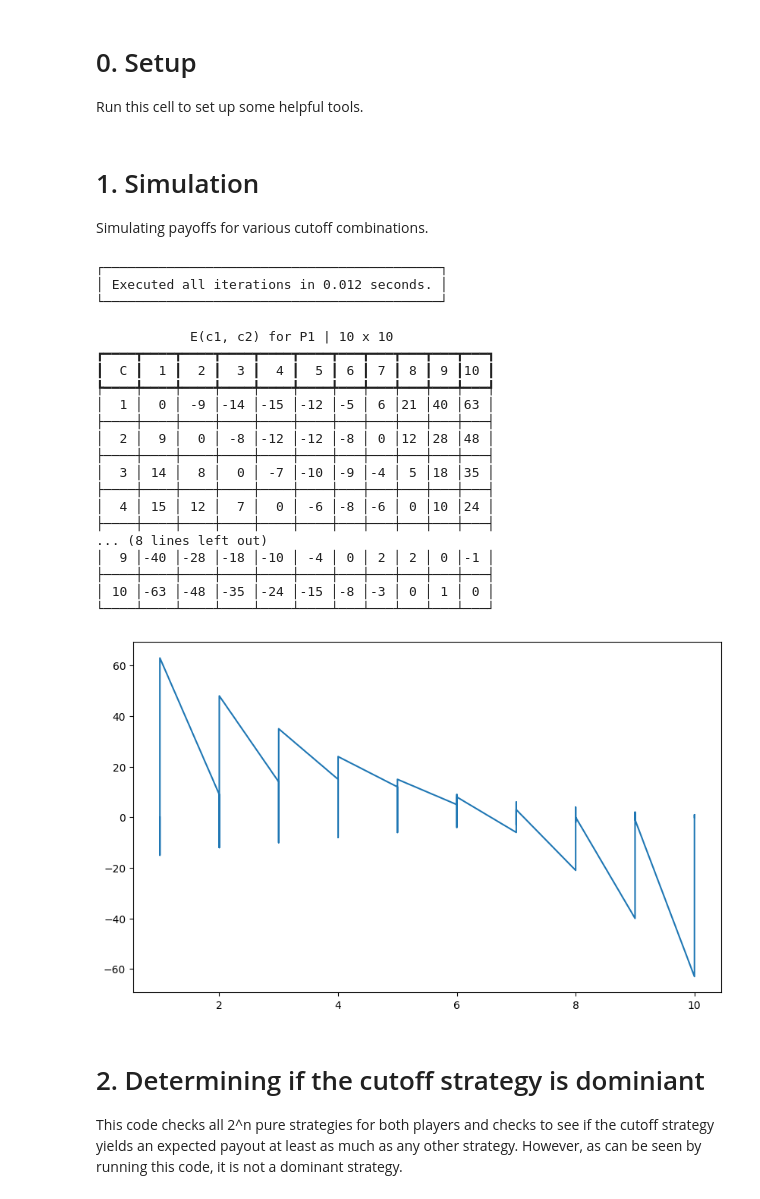
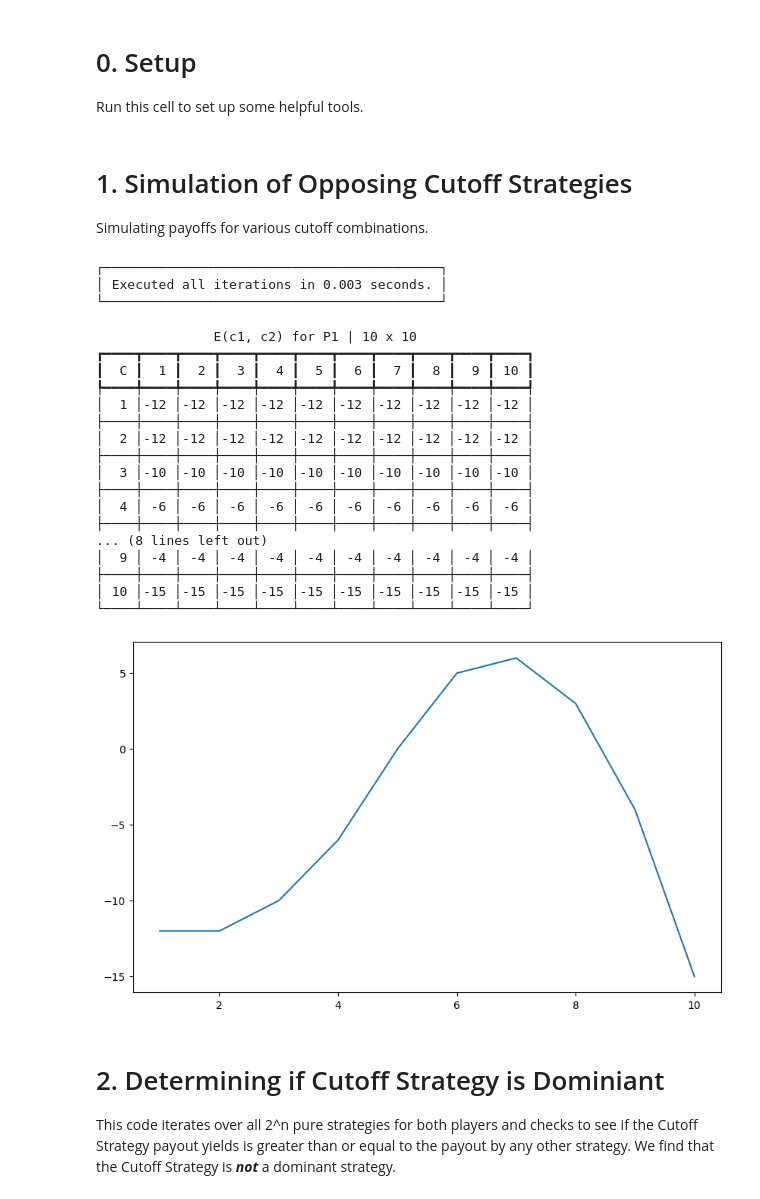
Before and after one commit to mihirt2/poker-like-games, a Jupyter notebook: discrete_poker_games.ipynb, the cells around one changed output. Saved outputs shown, nothing was run; the diff lists cells and outputs as text; code cells hidden in the pictures.

Commit message:
added documentation for checking optimality of cutoff strat

```diff
--- a/discrete_poker_games.ipynb
+++ b/discrete_poker_games.ipynb
@@ -188,7 +188,7 @@ def save():
     df = pd.DataFrame(log_data)
     df.to_csv('data.csv', index=False)
 # %% [markdown]
-# 1. Simulation
+# 1. Simulation of Opposing Cutoff Strategies
 Simulating payoffs for various cutoff combinations.
 # %%
 #@title { vertical-output: true }
@@ -219,38 +219,38 @@ def test_cutoffs(p1_cutoff, p2_cutoff):
   p1_expected_payout = 0
   p2_expected_payout = 0
 
-  # Testing every possible 'card' for P1 and P2
+  # Testing every possible 'card' for Player A and Player B
   for p1_card in range(1, n + 1):
     for p2_card in range(1, n + 1):
 
       if p1_card == p2_card: continue
 
-      # P1 in betting region, P2 in betting region
+      # Player A in betting region, Player B in betting region
       if p1_card >= p1_cutoff and p2_card >= p2_cutoff:
 
-        if p1_card > p2_card:       # P1 wins showdown
+        if p1_card > p2_card:       # Player A wins showdown
           p1_expected_payout += 2
           p2_expected_payout -= 2
-        else:                       # P2 wins showdown
+        else:                       # Player B wins showdown
           p1_expected_payout -= 2
           p2_expected_payout += 2
 
-      # P1 in folding region, P2 in folding region
+      # Player A in folding region, Player B in folding region
       elif p1_card < p1_cutoff and p2_card < p2_cutoff:
 
-        if p1_card > p2_card:       # P1 wins showdown
+        if p1_card > p2_card:       # Player A wins showdown
           p1_expected_payout += 1
           p2_expected_payout -= 1
-        else:                       # P2 wins showdown
+        else:                       # Player B wins showdown
           p1_expected_payout -= 1
           p2_expected_payout += 1
 
-      # P1 in betting region, P2 in folding region | P2 forfeits, P1 wins be default
+      # Player A in betting region, Player B in folding region | Player B forfeits, Player A wins by default
       elif p1_card >= p1_cutoff:
         p1_expected_payout += 1
         p2_expected_payout -= 1
 
-      # P1 in folding region, P2 in betting region | P1 forfeits, P2 wins be default
+      # Player A in folding region, Player B in betting region | Player A forfeits, Player B wins by default
       elif p2_card >= p2_cutoff:
         p1_expected_payout -= 1
         p2_expected_payout += 1
@@ -260,53 +260,54 @@ def test_cutoffs(p1_cutoff, p2_cutoff):
 log_data = []
 start_time = time.time()
 
 '''
   Testing all possible cutoffs
   A cutoff is defined as the minimum value a player must have in order to bet
 '''
 for p1_test_cutoff in range(1, test_range + 1):
   for p2_test_cutoff in range(1, test_range + 1):
-    timeTaken = test_cutoffs(p1_test_cutoff, p2_test_cutoff)
+    # timeTaken = test_cutoffs(p1_test_cutoff, p2_test_cutoff)
+    timeTaken = test_cutoffs(p1_test_cutoff, n / 2)
     log(p1_test_cutoff,
         p2_test_cutoff,
         # p1_expected_payout / trials,
         # p2_expected_payout / trials,
         p1_expected_payout,
         p2_expected_payout,
         timeTaken,
         verbose=False)
 
 boxed(f"Executed all iterations in {round(time.time() - start_time, 3)} seconds.\n")
 
 # Add flags as necessary (P1, P2)
 # graph_scatter_3d(P1)
 # graph_contour_3d(P1)
 graph_2d()
 expected_payoffs_table(P1)
 save()
 # %% [output]
 ┌───────────────────────────────────────────┐
-│ Executed all iterations in 0.012 seconds. │
+│ Executed all iterations in 0.003 seconds. │
 └───────────────────────────────────────────┘
-            E(c1, c2) for P1 | 10 x 10
-┏━━━━┳━━━━┳━━━━┳━━━━┳━━━━┳━━━━┳━━━┳━━━┳━━━┳━━━┳━━━┓
-┃  C ┃  1 ┃  2 ┃  3 ┃  4 ┃  5 ┃ 6 ┃ 7 ┃ 8 ┃ 9 ┃10 ┃
-┡━━━━╇━━━━╇━━━━╇━━━━╇━━━━╇━━━━╇━━━╇━━━╇━━━╇━━━╇━━━┩
-│  1 │  0 │ -9 │-14 │-15 │-12 │-5 │ 6 │21 │40 │63 │
-├────┼────┼────┼────┼────┼────┼───┼───┼───┼───┼───┤
-│  2 │  9 │  0 │ -8 │-12 │-12 │-8 │ 0 │12 │28 │48 │
-├────┼────┼────┼────┼────┼────┼───┼───┼───┼───┼───┤
-│  3 │ 14 │  8 │  0 │ -7 │-10 │-9 │-4 │ 5 │18 │35 │
-├────┼────┼────┼────┼────┼────┼───┼───┼───┼───┼───┤
-│  4 │ 15 │ 12 │  7 │  0 │ -6 │-8 │-6 │ 0 │10 │24 │
-├────┼────┼────┼────┼────┼────┼───┼───┼───┼───┼───┤
+               E(c1, c2) for P1 | 10 x 10
+┏━━━━┳━━━━┳━━━━┳━━━━┳━━━━┳━━━━┳━━━━┳━━━━┳━━━━┳━━━━┳━━━━┓
+┃  C ┃  1 ┃  2 ┃  3 ┃  4 ┃  5 ┃  6 ┃  7 ┃  8 ┃  9 ┃ 10 ┃
+┡━━━━╇━━━━╇━━━━╇━━━━╇━━━━╇━━━━╇━━━━╇━━━━╇━━━━╇━━━━╇━━━━┩
+│  1 │-12 │-12 │-12 │-12 │-12 │-12 │-12 │-12 │-12 │-12 │
+├────┼────┼────┼────┼────┼────┼────┼────┼────┼────┼────┤
+│  2 │-12 │-12 │-12 │-12 │-12 │-12 │-12 │-12 │-12 │-12 │
+├────┼────┼────┼────┼────┼────┼────┼────┼────┼────┼────┤
+│  3 │-10 │-10 │-10 │-10 │-10 │-10 │-10 │-10 │-10 │-10 │
+├────┼────┼────┼────┼────┼────┼────┼────┼────┼────┼────┤
+│  4 │ -6 │ -6 │ -6 │ -6 │ -6 │ -6 │ -6 │ -6 │ -6 │ -6 │
+├────┼────┼────┼────┼────┼────┼────┼────┼────┼────┼────┤
 ... (8 lines left out)
-│  9 │-40 │-28 │-18 │-10 │ -4 │ 0 │ 2 │ 2 │ 0 │-1 │
-├────┼────┼────┼────┼────┼────┼───┼───┼───┼───┼───┤
-│ 10 │-63 │-48 │-35 │-24 │-15 │-8 │-3 │ 0 │ 1 │ 0 │
-└────┴────┴────┴────┴────┴────┴───┴───┴───┴───┴───┘
+│  9 │ -4 │ -4 │ -4 │ -4 │ -4 │ -4 │ -4 │ -4 │ -4 │ -4 │
+├────┼────┼────┼────┼────┼────┼────┼────┼────┼────┼────┤
+│ 10 │-15 │-15 │-15 │-15 │-15 │-15 │-15 │-15 │-15 │-15 │
+└────┴────┴────┴────┴────┴────┴────┴────┴────┴────┴────┘
-[figure, old version]
+[figure, new version]
 # %% [markdown]
-# 2. Determining if the cutoff strategy is dominiant
+# 2. Determining if Cutoff Strategy is Dominiant
 
-This code checks all 2^n pure strategies for both players and checks to see if the cutoff strategy yields an expected payout at least as much as any other strategy. However, as can be seen by running this code, it is not a dominant strategy.
+This code iterates over all 2^n pure strategies for both players and checks to see if the Cutoff Strategy payout yields is greater than or equal to the payout by any other strategy. We find that the Cutoff Strategy is ***not*** a dominant strategy.
```
Also changed, not shown: parts of 2 cells of this notebook.
